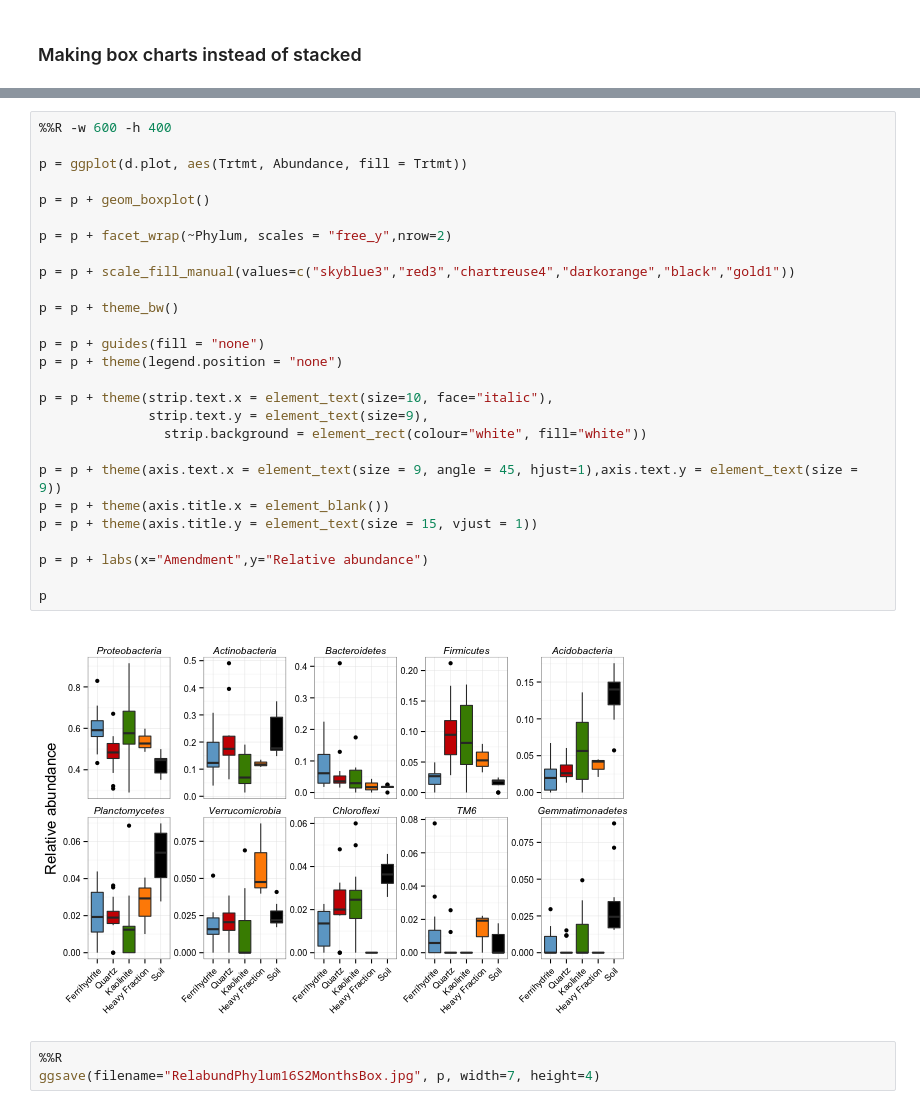
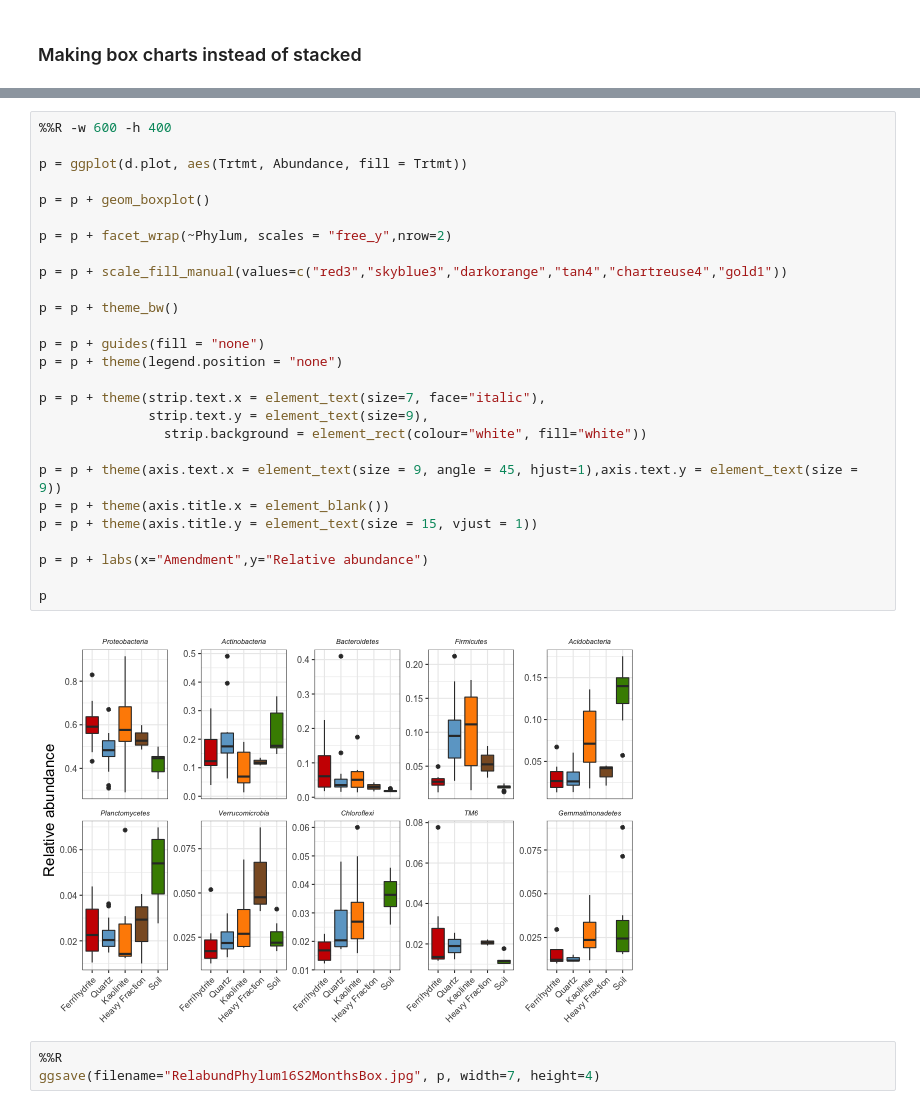
Before and after one commit to TheaWhitman/Mineral16S, a Jupyter notebook: manuscript_figures/Stacked_Bar.ipynb, the cells around one changed output, grey strips where cells are left out. Saved outputs shown, nothing was run; the diff lists cells and outputs as text.

```diff
--- a/manuscript_figures/Stacked_Bar.ipynb
+++ b/manuscript_figures/Stacked_Bar.ipynb
@@ -300,32 +270,32 @@ Joining by: c("Sample", "Phylum")
 # %%
 %%R -w 600 -h 400
 
 p = ggplot(d.plot, aes(Trtmt, Abundance, fill = Trtmt))
 
 p = p + geom_boxplot()
 
 p = p + facet_wrap(~Phylum, scales = "free_y",nrow=2)
 
-p = p + scale_fill_manual(values=c("skyblue3","red3","chartreuse4","darkorange","black","gold1"))
+p = p + scale_fill_manual(values=c("red3","skyblue3","darkorange","tan4","chartreuse4","gold1"))
 
 p = p + theme_bw()
 
 p = p + guides(fill = "none")
 p = p + theme(legend.position = "none")
 
-p = p + theme(strip.text.x = element_text(size=10, face="italic"),
+p = p + theme(strip.text.x = element_text(size=7, face="italic"),
               strip.text.y = element_text(size=9),
                 strip.background = element_rect(colour="white", fill="white"))
 
 p = p + theme(axis.text.x = element_text(size = 9, angle = 45, hjust=1),axis.text.y = element_text(size = 9))
 p = p + theme(axis.title.x = element_blank())
 p = p + theme(axis.title.y = element_text(size = 15, vjust = 1))
 
 p = p + labs(x="Amendment",y="Relative abundance")
 
 p
 # %% [output]
-[figure, old version]
+[figure, new version]
 # %%
 %%R
 ggsave(filename="RelabundPhylum16S2MonthsBox.jpg", p, width=7, height=4)
```
Also changed, not shown: parts of 3 cells of this notebook, 12 other files.
